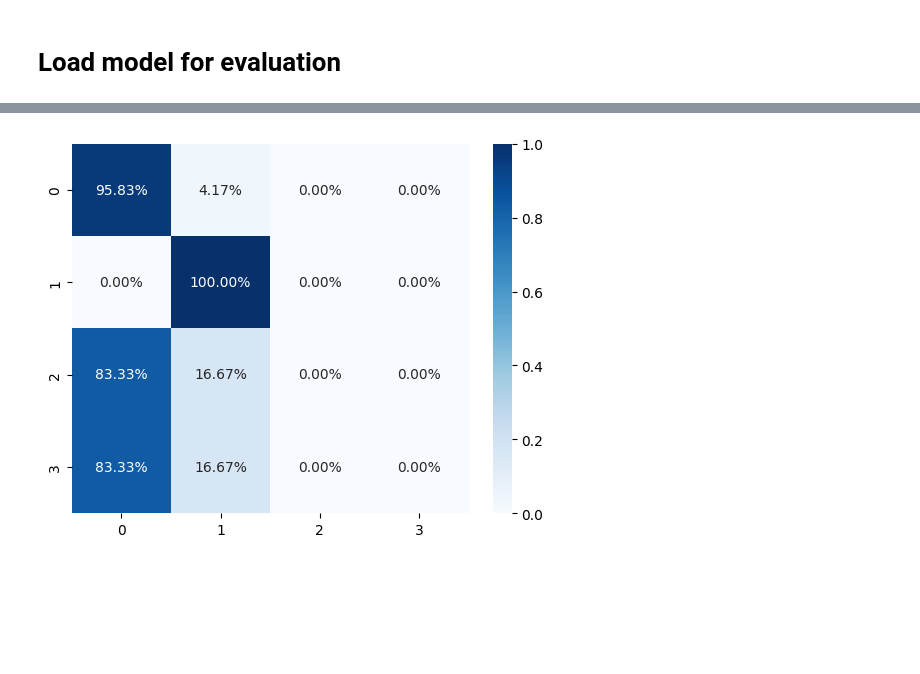
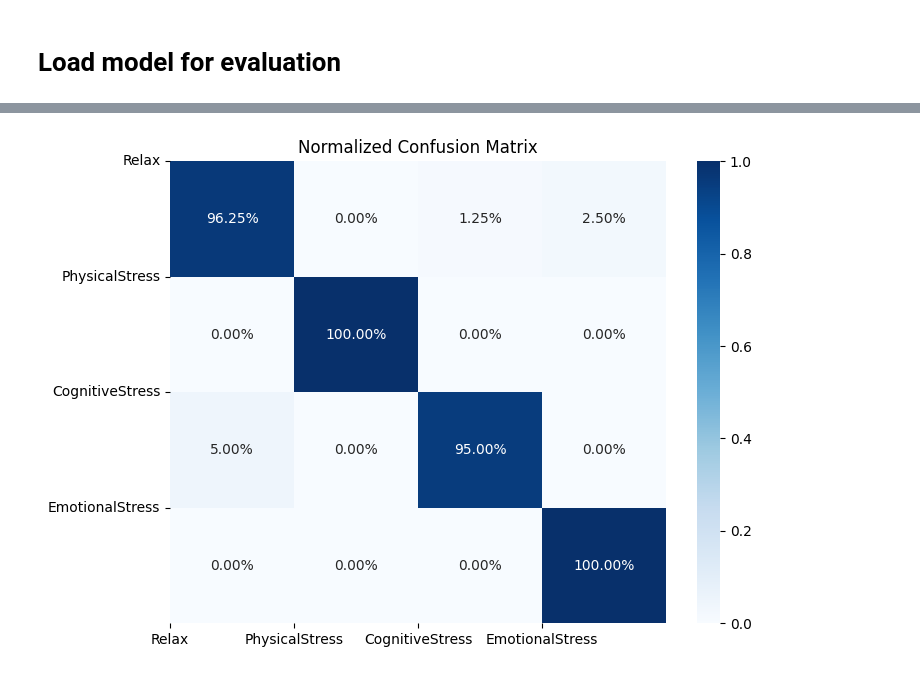
Before and after one commit to dheerajpr97/Explainable-AI-Non-EEG, a Jupyter notebook: notebooks/evaluation.ipynb, the cells around one changed output, grey strips where cells are left out. Saved outputs shown, nothing was run; the diff lists cells and outputs as text; code cells hidden in the pictures; blank space fills up the shorter version.

```diff
--- a/notebooks/evaluation.ipynb
+++ b/notebooks/evaluation.ipynb
@@ -74,7 +142,12 @@ def evaluate_test_data(test_data, test_labels, model):
 # %%
-MODEL_PATH = os.path.join(SAVED_MODEL_DIR, 'model_LOSO_0_1Hz.h5')
+# Load the model
+MODEL_PATH = os.path.join(SAVED_MODEL_DIR, 'model_LOSegO_4_1_1Hz.h5')
 model = tf.keras.models.load_model(MODEL_PATH)
-test_df = load_dataframe_from_pickle(os.path.join(SAVED_DATASET_DIR, "test_data_LOSO_0.pkl"))
+
+# Load test data from pickle file
+test_df = load_dataframe_from_pickle(os.path.join(SAVED_DATASET_DIR, "test_data_LOSegO_4_1_1Hz.pkl"))
 test_data, test_labels = dataframe_to_array(test_df)
+
+# Evaluate the test data
 evaluate_test_data(test_data, test_labels, model)
 # %% [output]
@@ -83 +162 @@ Accuracy: 69.04761904761905
-[figure, old version]
+[figure, new version]
```
Also changed, not shown: parts of 28 cells of this notebook, 2 other files.
